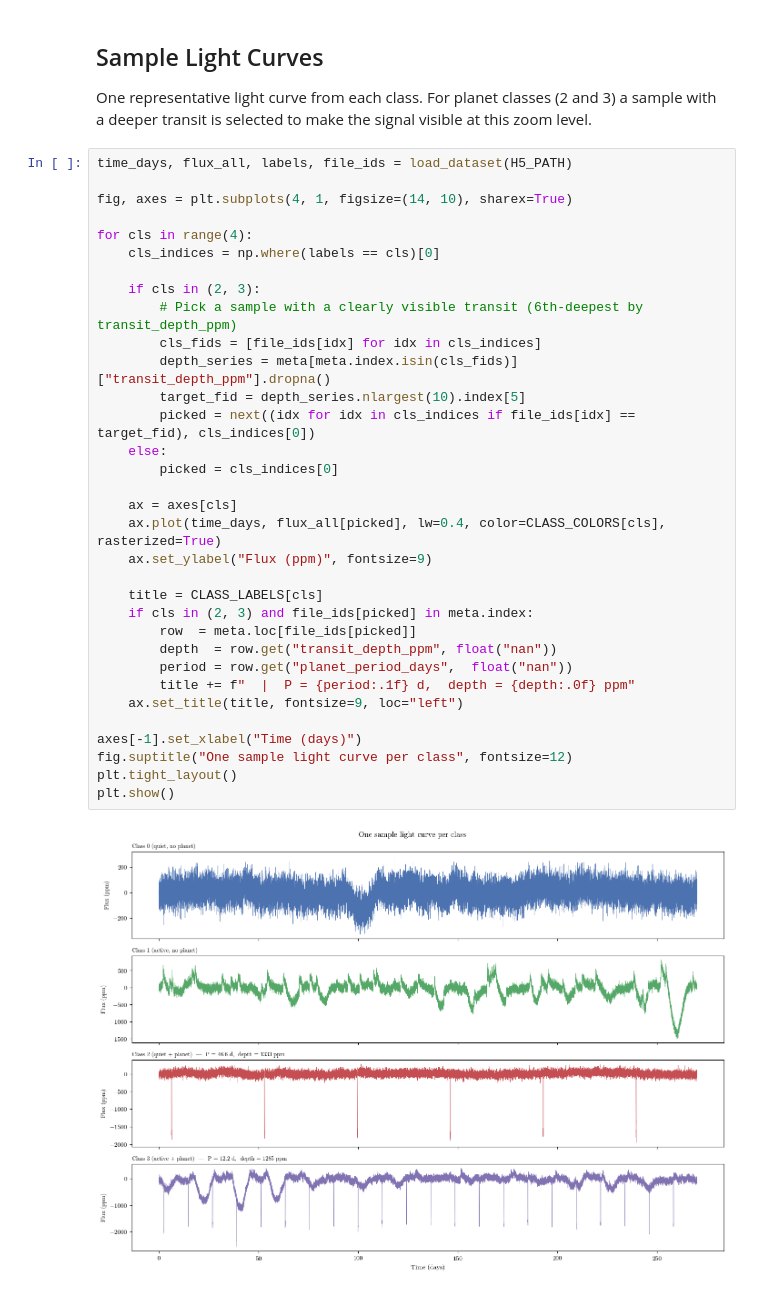
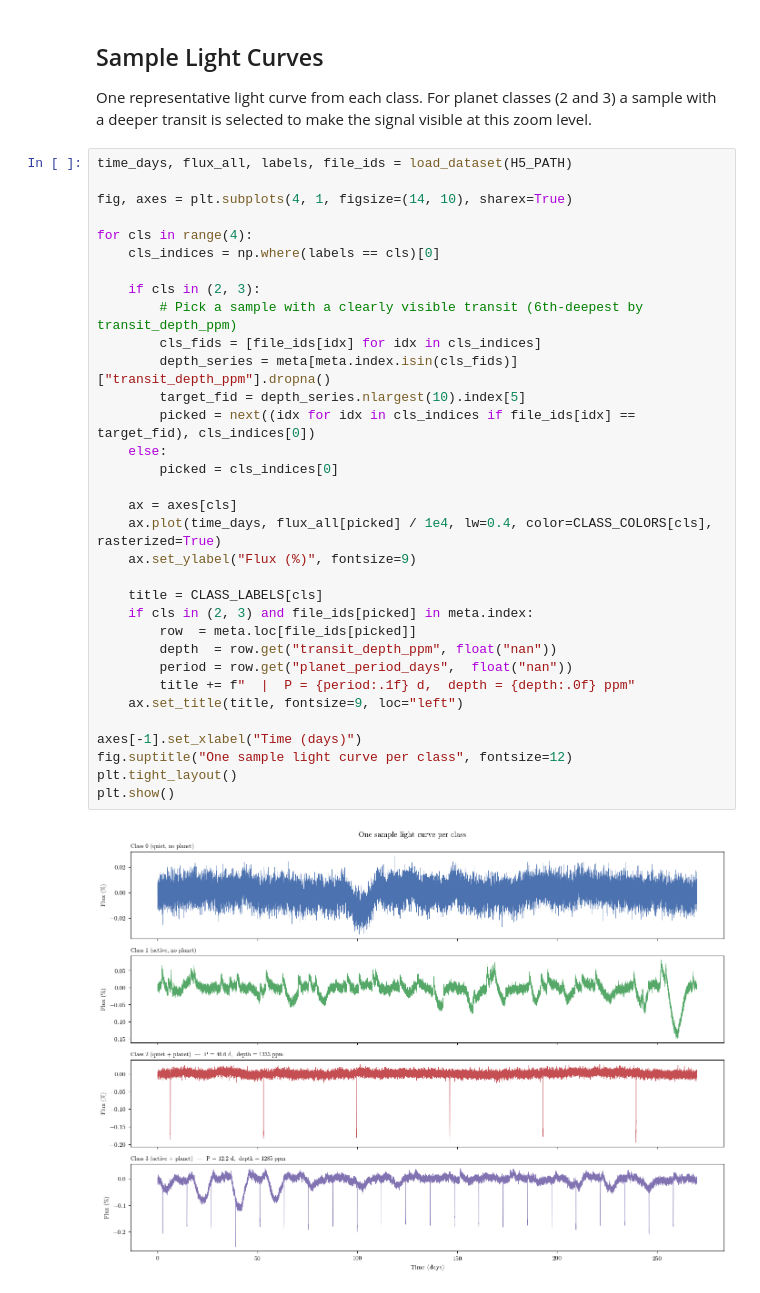
Before and after one commit to IsaacLP/Computational-Astrobiology, a Jupyter notebook: project/notebooks/phase2_simulation_pipeline.ipynb, the cells around one changed output. Cells and saved outputs as stored; diff of their text form.

```diff
--- a/project/notebooks/phase2_simulation_pipeline.ipynb
+++ b/project/notebooks/phase2_simulation_pipeline.ipynb
@@ -360,33 +362,33 @@ time_days, flux_all, labels, file_ids = load_dataset(H5_PATH)
 
 fig, axes = plt.subplots(4, 1, figsize=(14, 10), sharex=True)
 
 for cls in range(4):
     cls_indices = np.where(labels == cls)[0]
 
     if cls in (2, 3):
         # Pick a sample with a clearly visible transit (6th-deepest by transit_depth_ppm)
         cls_fids = [file_ids[idx] for idx in cls_indices]
         depth_series = meta[meta.index.isin(cls_fids)]["transit_depth_ppm"].dropna()
         target_fid = depth_series.nlargest(10).index[5]
         picked = next((idx for idx in cls_indices if file_ids[idx] == target_fid), cls_indices[0])
     else:
         picked = cls_indices[0]
 
     ax = axes[cls]
-    ax.plot(time_days, flux_all[picked], lw=0.4, color=CLASS_COLORS[cls], rasterized=True)
-    ax.set_ylabel("Flux (ppm)", fontsize=9)
+    ax.plot(time_days, flux_all[picked] / 1e4, lw=0.4, color=CLASS_COLORS[cls], rasterized=True)
+    ax.set_ylabel("Flux (%)", fontsize=9)
 
     title = CLASS_LABELS[cls]
     if cls in (2, 3) and file_ids[picked] in meta.index:
         row  = meta.loc[file_ids[picked]]
         depth  = row.get("transit_depth_ppm", float("nan"))
         period = row.get("planet_period_days",  float("nan"))
         title += f"  |  P = {period:.1f} d,  depth = {depth:.0f} ppm"
     ax.set_title(title, fontsize=9, loc="left")
 
 axes[-1].set_xlabel("Time (days)")
 fig.suptitle("One sample light curve per class", fontsize=12)
 plt.tight_layout()
 plt.show()
 # %% [output]
-[figure, old version]
+[figure, new version]
```
Also changed, not shown: parts of 10 cells of this notebook, 2 other files.
